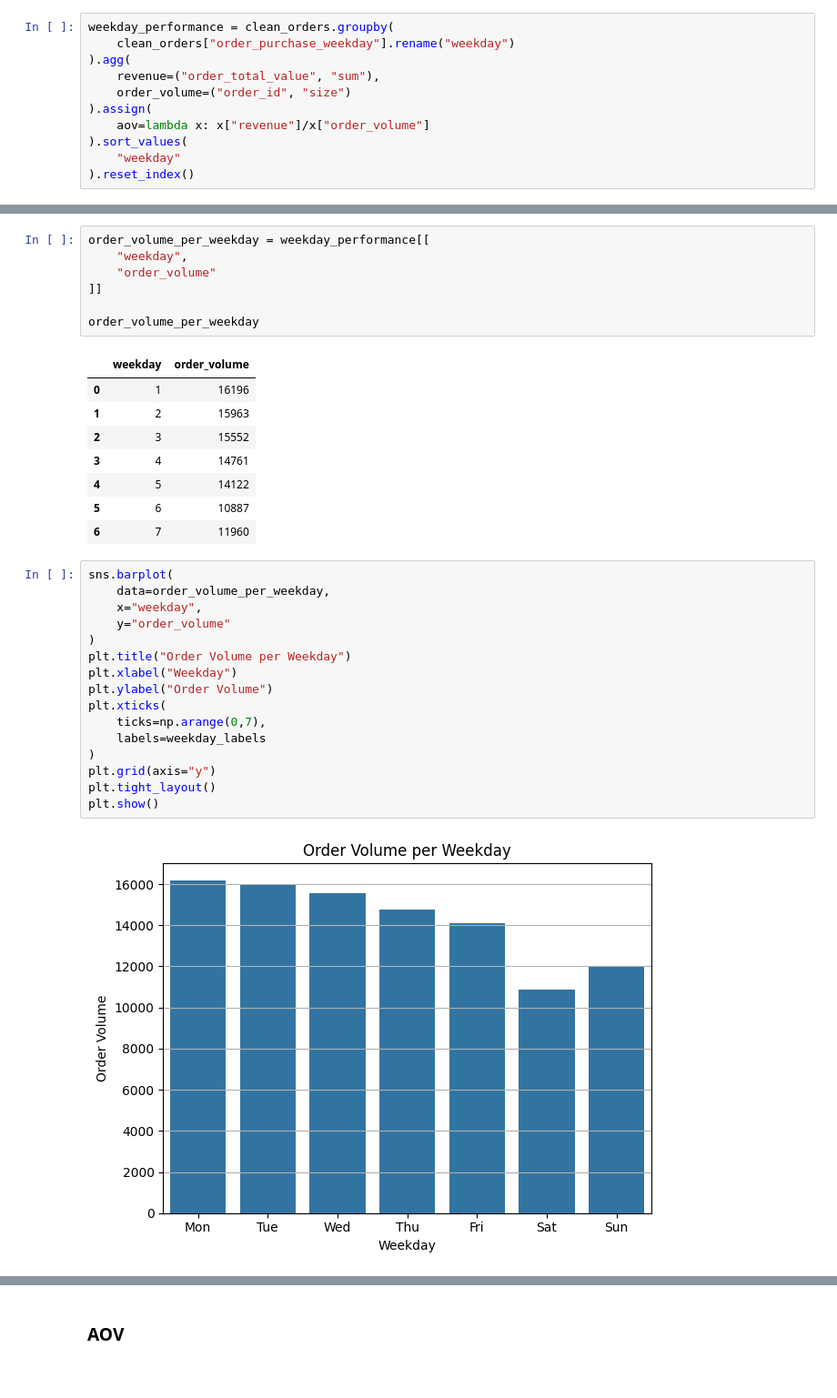
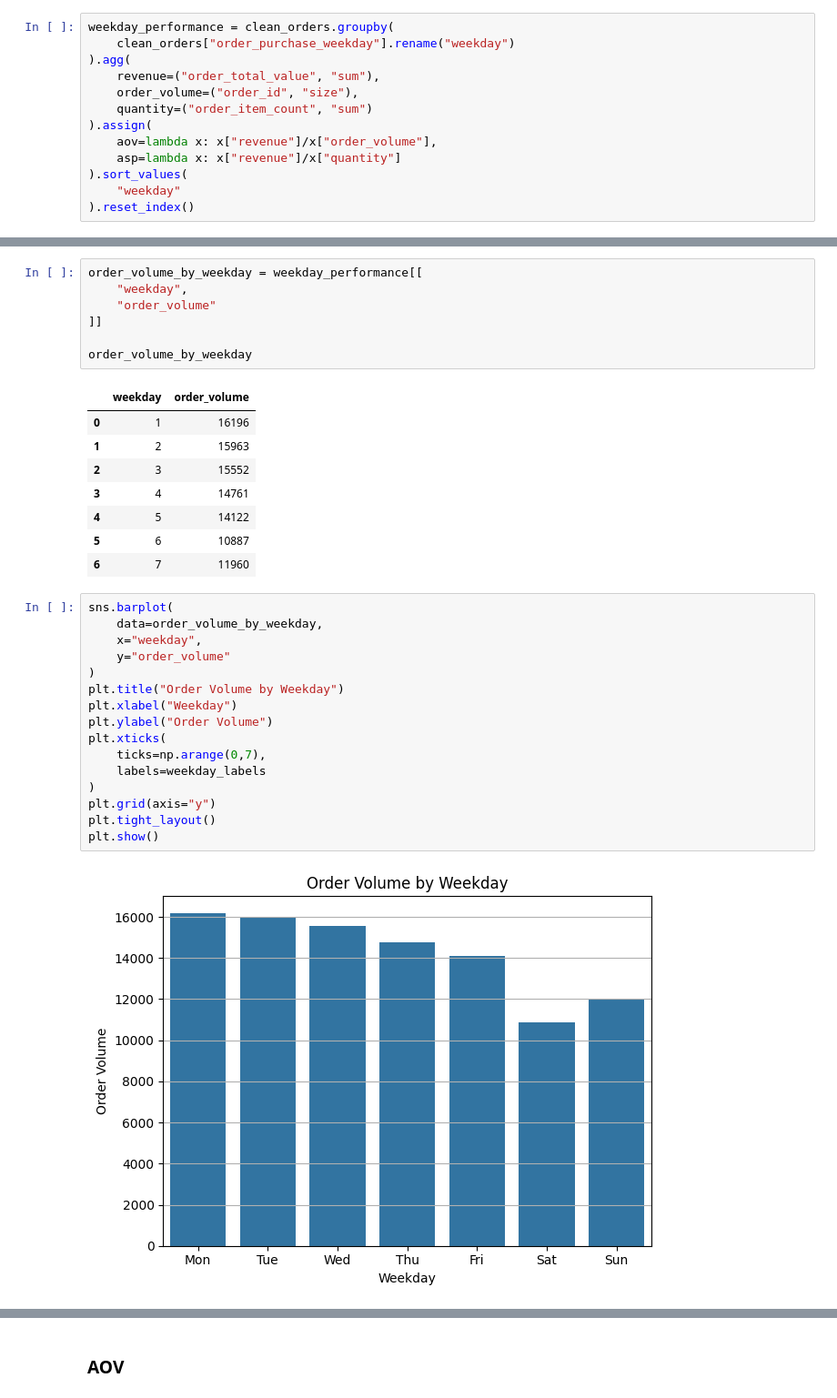
Before and after one commit to MattiaVerardi/olist-ecommerce-analytics, a Jupyter notebook: python/10_eda.ipynb, the cells around one changed output, grey strips where cells are left out. Shown at 91% size. Drawn from its saved outputs; the diff is of its cells as text.

```diff
--- a/python/10_eda.ipynb
+++ b/python/10_eda.ipynb
@@ -2006,9 +2023,11 @@ weekday_performance = clean_orders.groupby(
     clean_orders["order_purchase_weekday"].rename("weekday")
 ).agg(
     revenue=("order_total_value", "sum"),
-    order_volume=("order_id", "size")
+    order_volume=("order_id", "size"),
+    quantity=("order_item_count", "sum")
 ).assign(
-    aov=lambda x: x["revenue"]/x["order_volume"]
+    aov=lambda x: x["revenue"]/x["order_volume"],
+    asp=lambda x: x["revenue"]/x["quantity"]
 ).sort_values(
     "weekday"
 ).reset_index()
@@ -2235,12 +2254,12 @@ plt.show()
 # %% [output]
 [figure]
 # %%
-order_volume_per_weekday = weekday_performance[[
+order_volume_by_weekday = weekday_performance[[
     "weekday",
     "order_volume"
 ]]
 
-order_volume_per_weekday
+order_volume_by_weekday
 # %% [output]
 |  | weekday | order_volume |
 | 0 | 1 | 16196 |
@@ -2252,19 +2271,19 @@ order_volume_per_weekday
 | 6 | 7 | 11960 |
 # %%
 sns.barplot(
-    data=order_volume_per_weekday,
+    data=order_volume_by_weekday,
     x="weekday",
     y="order_volume"
 )
-plt.title("Order Volume per Weekday")
+plt.title("Order Volume by Weekday")
 plt.xlabel("Weekday")
 plt.ylabel("Order Volume")
 plt.xticks(
     ticks=np.arange(0,7),
     labels=weekday_labels
 )
 plt.grid(axis="y")
 plt.tight_layout()
 plt.show()
 # %% [output]
-[figure, old version]
+[figure, new version]
```
Also changed, not shown: parts of 62 cells of this notebook, 5 other files.
